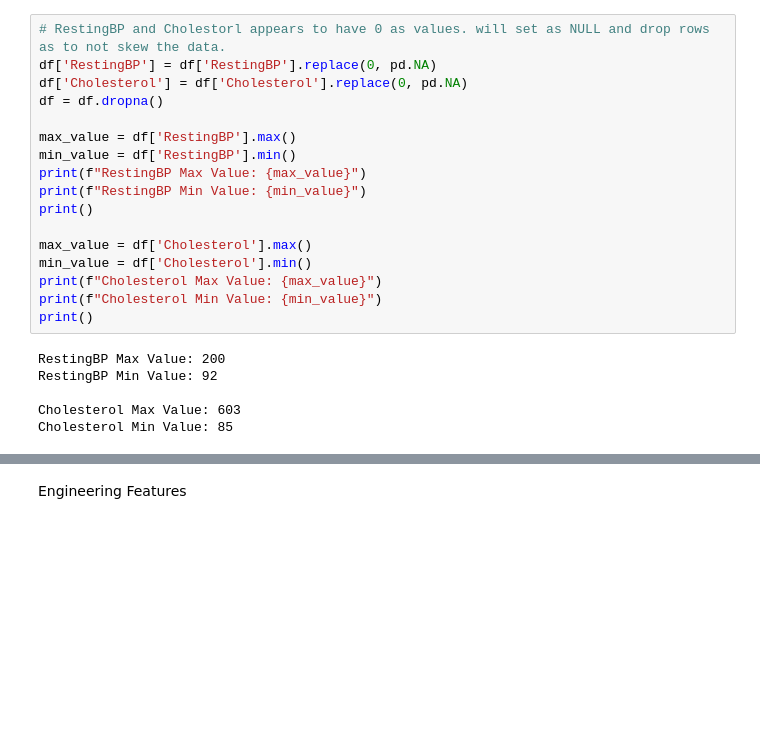
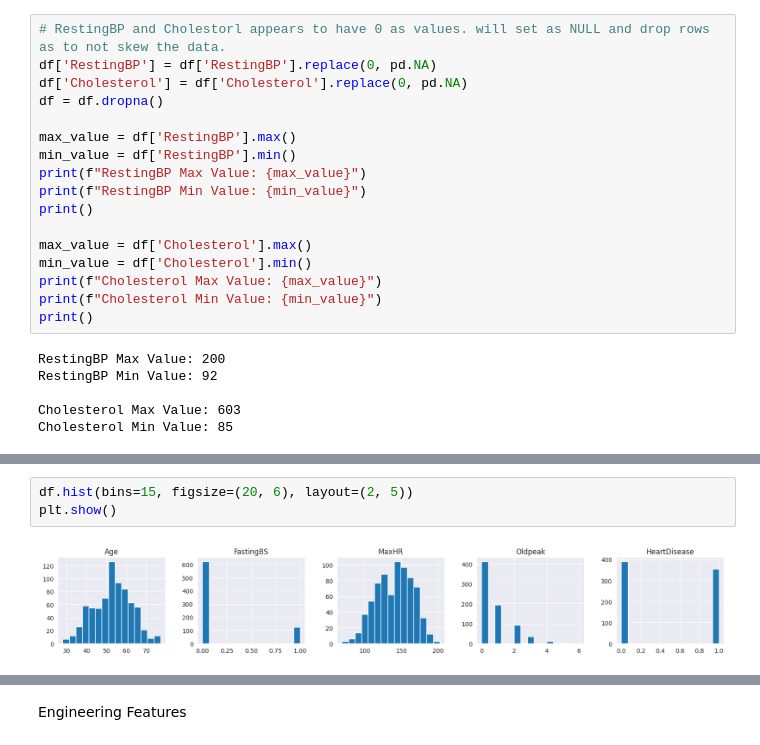
Before and after one commit to huangda185/Heart_Failure_Prediction_Model, a Jupyter notebook: heart_failure.ipynb, the cells around one changed output, grey strips where cells are left out. Drawn from its saved outputs; the diff is of its cells as text; blank space fills up the shorter version.

```diff
--- a/heart_failure.ipynb
+++ b/heart_failure.ipynb
@@ -235,0 +241,5 @@ df.describe()
+# %%
+df.hist(bins=15, figsize=(20, 6), layout=(2, 5))
+plt.show()
+# %% [output]
+[figure, added]
```
Also changed, not shown: parts of 39 cells of this notebook.
